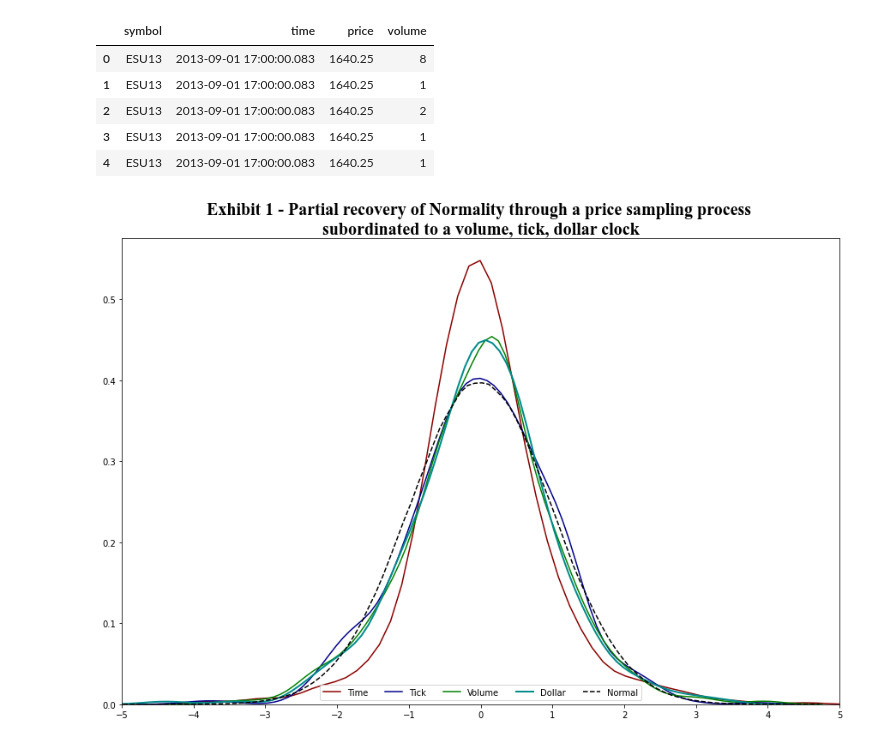
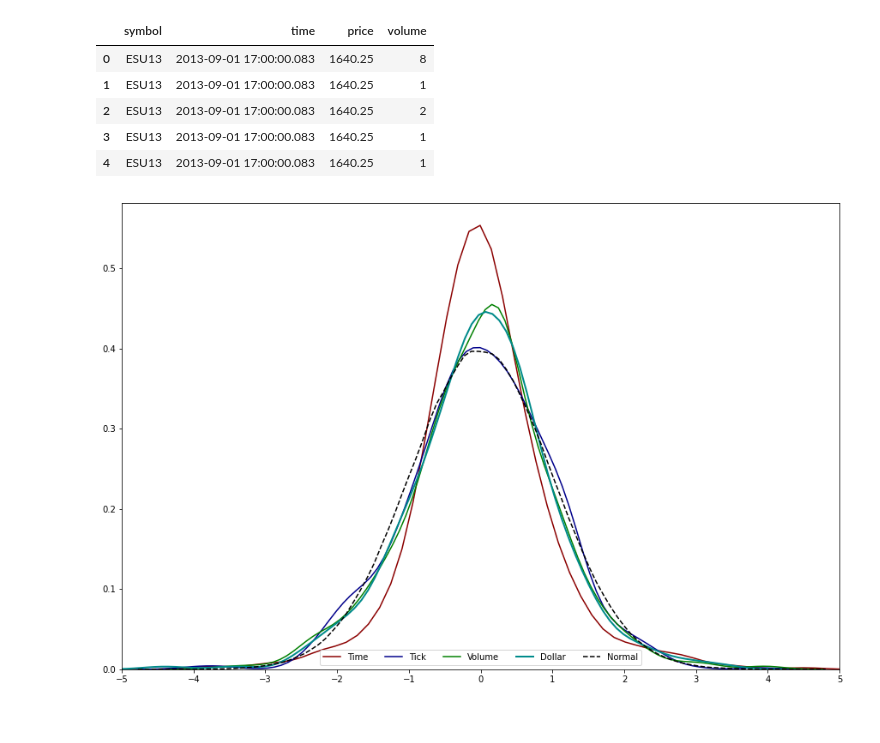
Before and after one commit to wilsonfreitas/AFML, a Jupyter notebook: tickbars_dists.ipynb, the cells around one changed output. Drawn from its saved outputs; the diff is of its cells as text; code cells hidden in the pictures.

Commit message:
Now using ESU13.csv file
Also removed the plot title given the nonexistence of useful idea or relevant
information to provide.

```diff
--- a/tickbars_dists.ipynb
+++ b/tickbars_dists.ipynb
@@ -10,9 +10,9 @@ import seaborn as sns
 from datetime import datetime
 import tickbars
 # %%
-raw_data = pd.read_csv('ESU13_tickdata.csv')
+raw_data = pd.read_csv('ESU13.csv')
 # %%
-raw_data['time'] = pd.to_datetime(raw_data['time'], format='%m/%d/%Y %H:%M:%S.%f')
+raw_data['time'] = pd.to_datetime(raw_data['time'], format='%Y-%m-%d %H:%M:%S.%f')
 # %%
 raw_data.head()
 # %% [output]
@@ -61,18 +61,16 @@ dollar_standard = (dollar_diff - dollar_diff.mean()) / dollar_diff.std()
 # %%
 # Plot the Distributions
 plt.figure(figsize=(15,10))
 sns.kdeplot(time_standard, label="Time", color='darkred')
 sns.kdeplot(tick_standard, label="Tick", color='darkblue')
 sns.kdeplot(volume_standard, label="Volume", color='green')
 sns.kdeplot(dollar_standard, label="Dollar", linewidth=2, color='darkcyan')
 sns.kdeplot(np.random.normal(size=1000000), label="Normal", color='black', linestyle="--")
 
 # plt.yscale('log')
 plt.xticks(range(-5, 6))
 plt.legend(loc=8, ncol=5)
-plt.title('Exhibit 1 - Partial recovery of Normality through a price sampling process \nsubordinated to a volume, tick, dollar clock',
-          loc='center', fontsize=20, fontweight="bold", fontname="Times New Roman")
 plt.xlim(-5, 5)
 plt.show()
 # %% [output]
-[figure, old version]
+[figure, new version]
```
